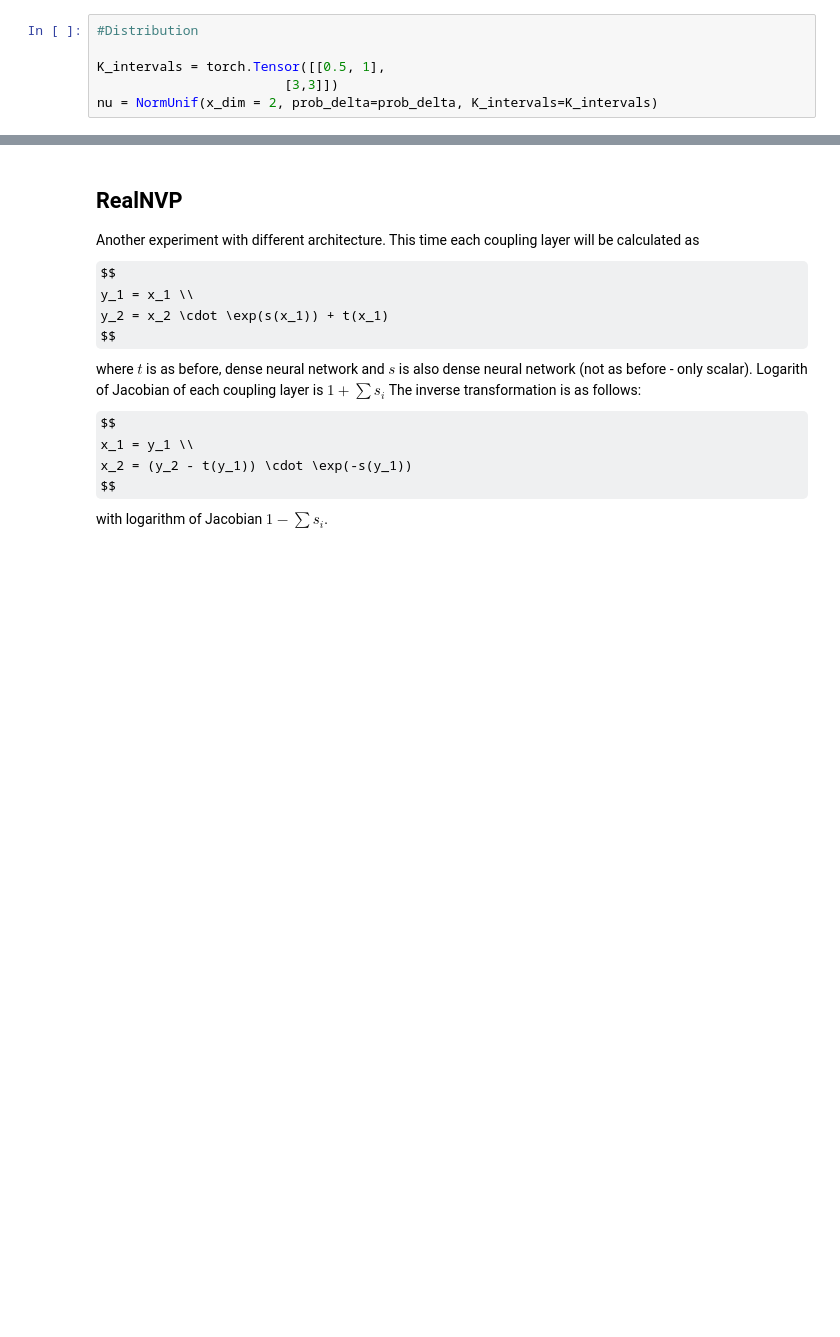
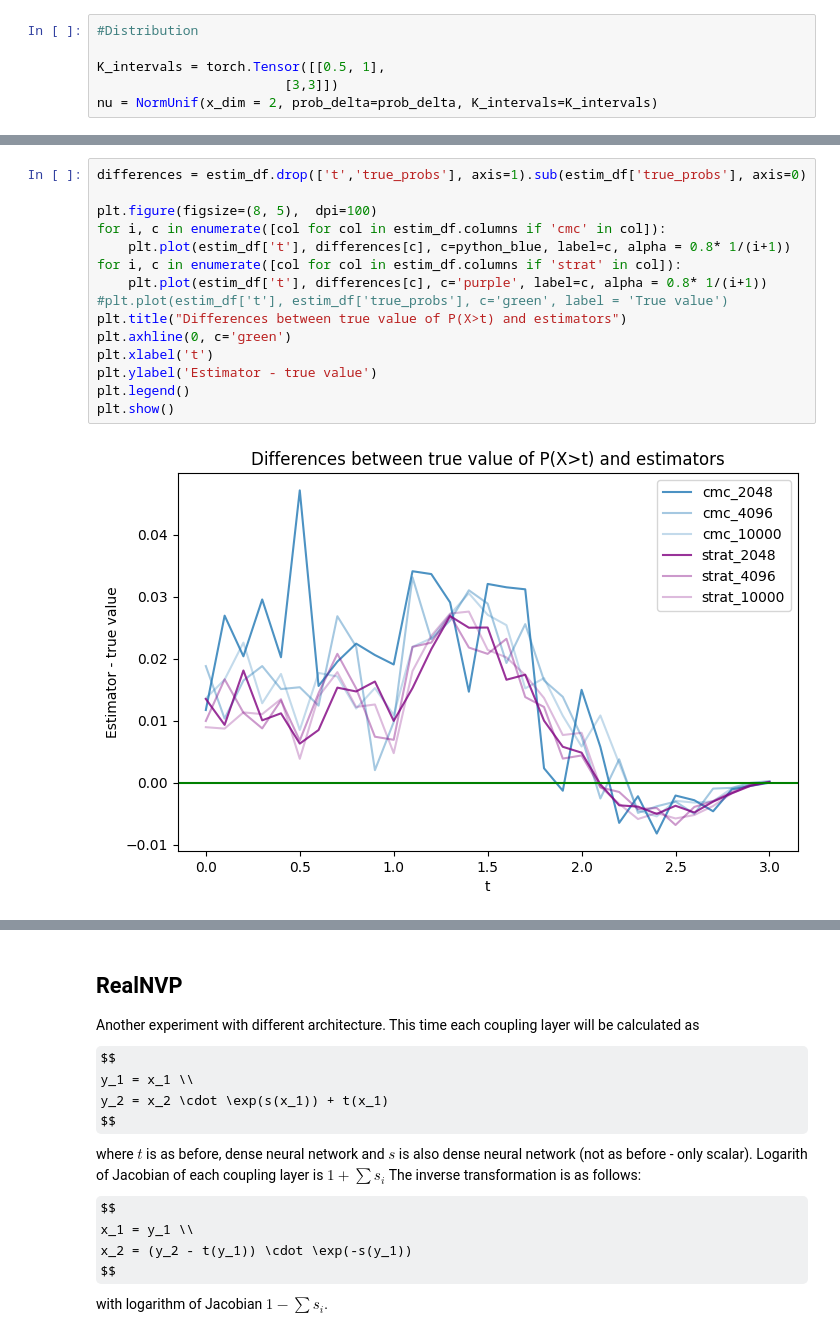
Before and after one commit to SirPentyna/mgr_normalizing_flows, a Jupyter notebook: Code/Overview of methods.ipynb, the cells around one changed output, grey strips where cells are left out. Drawn from its saved outputs; the diff is of its cells as text; some formulas as TeX source; blank space fills up the shorter version.

```diff
--- a/Code/Overview of methods.ipynb
+++ b/Code/Overview of methods.ipynb
@@ -212,0 +248,17 @@ plt.show()
+# %%
+differences = estim_df.drop(['t','true_probs'], axis=1).sub(estim_df['true_probs'], axis=0)
+
+plt.figure(figsize=(8, 5),  dpi=100)
+for i, c in enumerate([col for col in estim_df.columns if 'cmc' in col]):
+    plt.plot(estim_df['t'], differences[c], c=python_blue, label=c, alpha = 0.8* 1/(i+1))
+for i, c in enumerate([col for col in estim_df.columns if 'strat' in col]):
+    plt.plot(estim_df['t'], differences[c], c='purple', label=c, alpha = 0.8* 1/(i+1))
+#plt.plot(estim_df['t'], estim_df['true_probs'], c='green', label = 'True value')
+plt.title("Differences between true value of P(X>t) and estimators")
+plt.axhline(0, c='green')
+plt.xlabel('t')
+plt.ylabel('Estimator - true value')
+plt.legend()
+plt.show()
+# %% [output]
+[figure, added]
```
Also changed, not shown: parts of 16 cells of this notebook, 10 other files.
